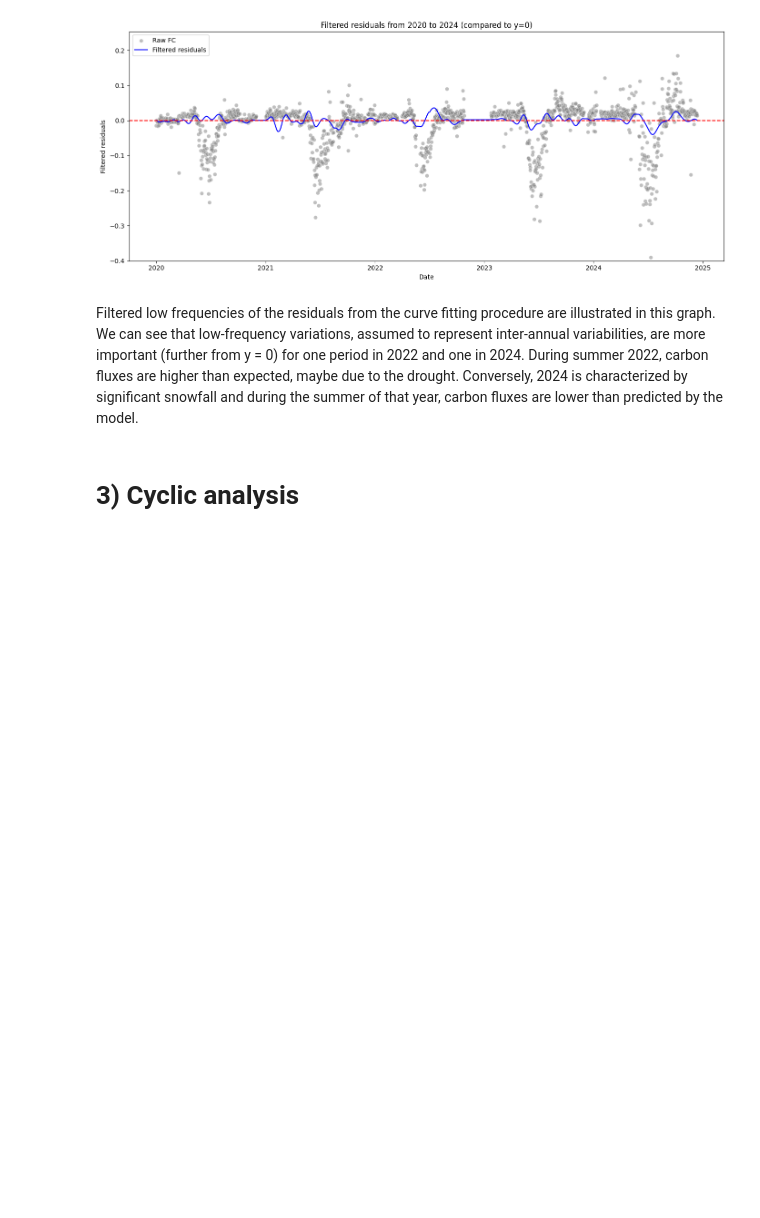
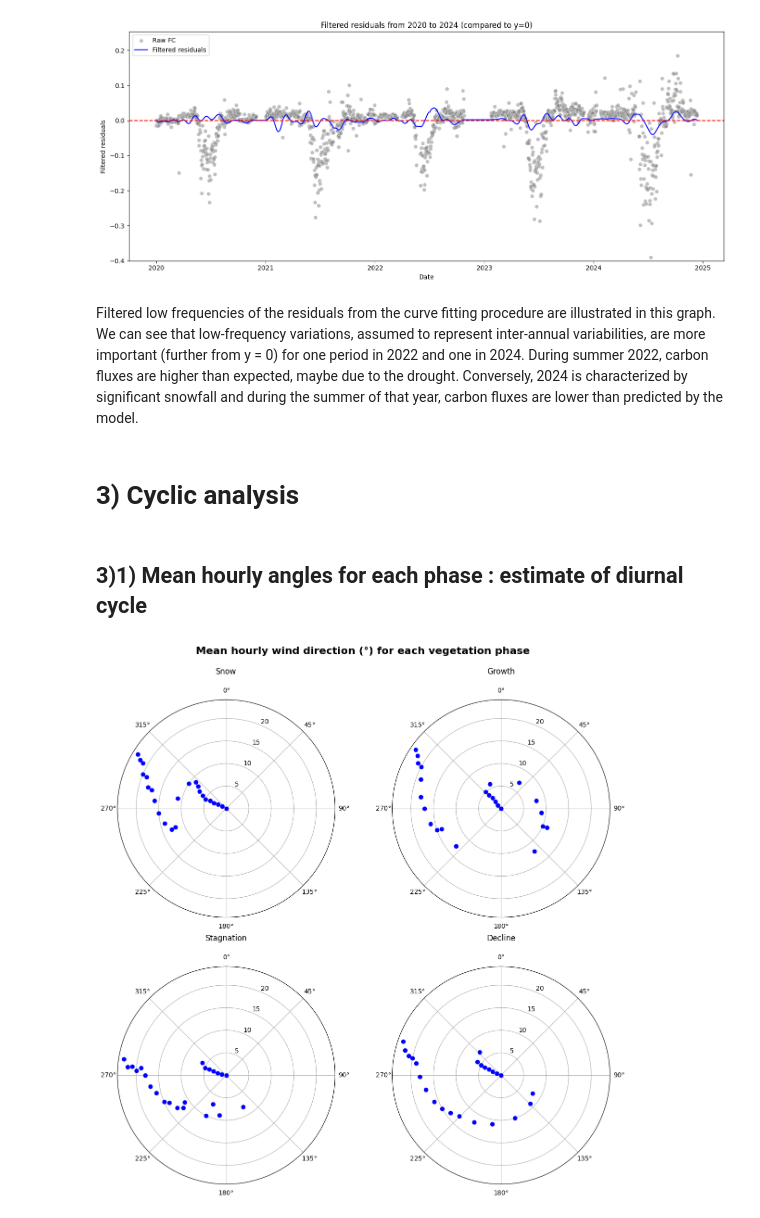
Before and after one commit to IGE-OpenReproLab2025/ICOS-M2-internship-alise, a Jupyter notebook: z_extra/additional_work.ipynb, the cells around one changed output. Saved outputs shown, nothing was run; the diff lists cells and outputs as text; code cells hidden in the pictures; blank space fills up the shorter version.

Commit message:
Additional work: Cyclic analysis (diurnal)

```diff
--- a/z_extra/additional_work.ipynb
+++ b/z_extra/additional_work.ipynb
@@ -295,3 +296,16 @@ plt.show()
 Filtered low frequencies of the residuals from the curve fitting procedure are illustrated in this graph. We can see that low-frequency variations, assumed to represent inter-annual variabilities, are more important (further from y = 0) for one period in 2022 and one in 2024. During summer 2022, carbon fluxes are higher than expected, maybe due to the drought. Conversely, 2024 is characterized by significant snowfall and during the summer of that year, carbon fluxes are lower than predicted by the model.
 # %% [markdown]
 # 3) Cyclic analysis
+# %% [markdown]
+## 3)1) Mean hourly angles for each phase : estimate of diurnal cycle
+# %%
+# Data importation
+flux_NDVI = pd.read_csv('C:/Users/alise/myproject/ICOS-M2-internship-alise/data_plots/flux_NDVI.csv')
+flux_NDVI["TIMESTAMP_START"] = pd.to_datetime(flux_NDVI["TIMESTAMP_START"])
+# %%
+# Select the data for each phase
+flux_data_snow = flux_NDVI.loc[flux_NDVI['phase_label']=='Snow', :]
+flux_data_growth = flux_NDVI.loc[flux_NDVI['phase_label']=='Growth', :]
+flux_data_stagn = flux_NDVI.loc[flux_NDVI['phase_label']=='Stagnation', :]
+flux_data_declin = flux_NDVI.loc[flux_NDVI['phase_label']=='Decline', :]
+flux_data_all = [flux_data_snow, flux_data_growth, flux_data_stagn, flux_data_declin]
@@ -297,0 +337,26 @@ Filtered low frequencies of the residuals from the curve fitting procedure are i
+# %%
+# Circular plot of results for better vizualisation of mean hourly angles
+titles = ['Snow', 'Growth', 'Stagnation', 'Decline']
+
+fig, axes = plt.subplots(2, 2, subplot_kw={'projection': 'polar'}, figsize=(12, 12))
+axes = axes.flatten()
+
+for i, (mean_angle, std_angle) in enumerate(zip(mean_angle_all, std_angle_all)):
+    ax = axes[i]
+
+    # Convert to radians
+    mean_rad = np.deg2rad(mean_angle)
+    std_rad = np.deg2rad(std_angle)
+    hours = np.array(unique_hours)
+
+    ax.plot(mean_rad, hours, 'ob', label='Mean wind direction')
+
+    ax.set_theta_zero_location("N")
+    ax.set_theta_direction(-1)
+    ax.set_title(titles[i], y=1.1)
+
+plt.suptitle("Mean hourly wind direction (°) for each vegetation phase", y=1, fontsize=16, weight='bold')
+plt.tight_layout()
+plt.show()
+# %% [output]
+[figure, added]
```
Also changed, not shown: parts of 8 cells of this notebook.
